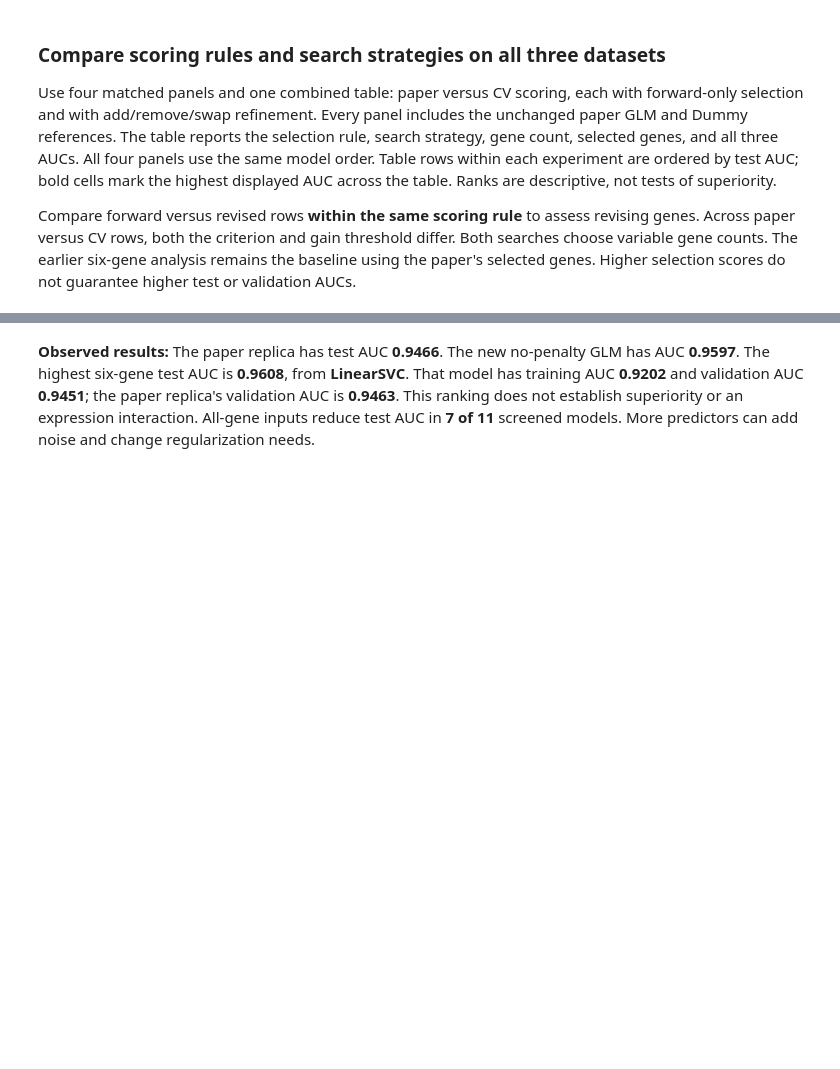
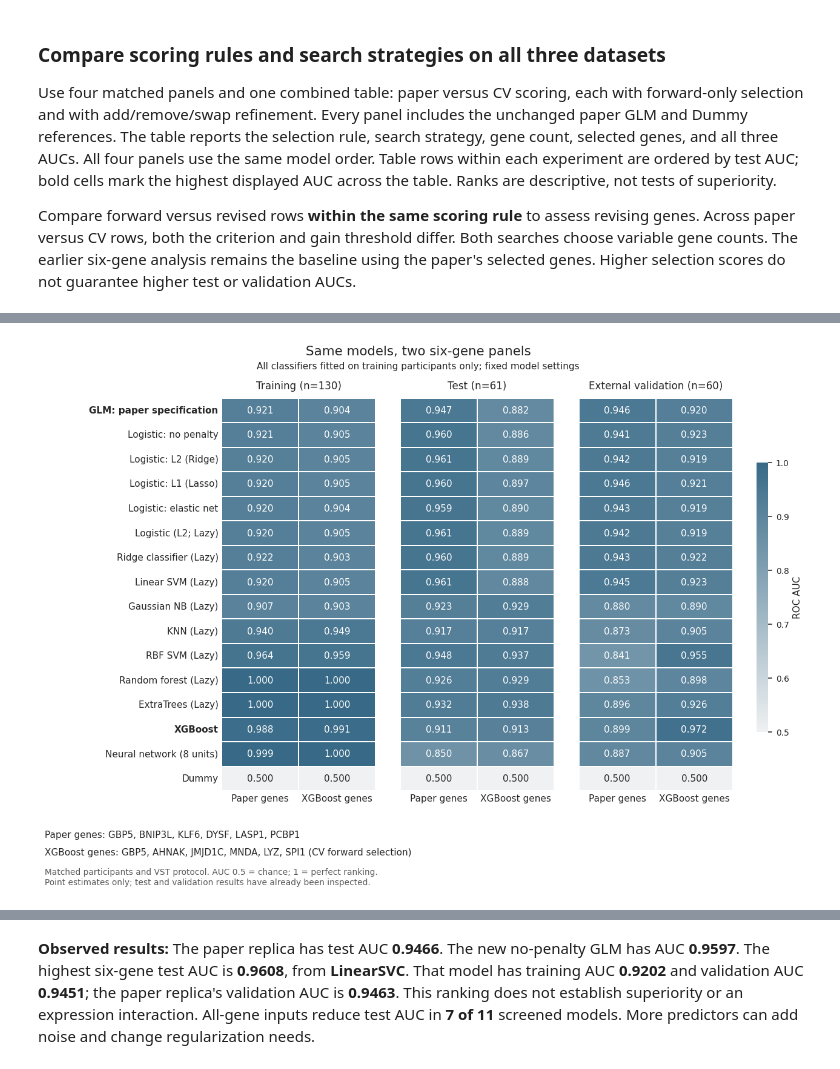
Before and after one commit to alenzimic/cfRNA_TB, a Jupyter notebook: Scripts_For_Manuscript/gene_interactions.ipynb, the cells around one changed output, grey strips where cells are left out. Saved outputs shown, nothing was run; the diff lists cells and outputs as text; code cells hidden in the pictures; blank space fills up the shorter version.

Commit message:
added a comparisson of models trained on XGBOOST vs GFS from the paper models

```diff
--- a/Scripts_For_Manuscript/gene_interactions.ipynb
+++ b/Scripts_For_Manuscript/gene_interactions.ipynb
@@ -2307,0 +2456,57 @@ save_prediction_scores({
+# %%
+panel_auc_table = panel_results.pivot(
+    index="model", columns="panel", values=auc_columns
+).reindex(panel_model_order)
+panel_display_names = {
+    **DISPLAY_NAMES, "GFS": "GLM: paper specification",
+}
+panel_colors = sns.light_palette(NEW_COLOR, as_cmap=True)
+assert panel_results[auc_columns].ge(0.5).all().all()
+figure, axes = plt.subplots(1, 3, figsize=(11.8, 8.8), sharey=True)
+figure.subplots_adjust(left=0.25, right=0.90, top=0.87, bottom=0.20, wspace=0.16)
+colorbar_axis = figure.add_axes([0.93, 0.30, 0.015, 0.46])
+for column, (axis, split) in enumerate(zip(axes, split_labels)):
+    values = panel_auc_table[f"{split}_auc"][[PAPER_PANEL, XGB_PANEL]]
+    sns.heatmap(
+        values, ax=axis, cmap=panel_colors, vmin=0.5, vmax=1,
+        annot=True, fmt=".3f", annot_kws={"fontsize": 10},
+        linewidths=1, linecolor="white", cbar=column == 2,
+        cbar_ax=colorbar_axis if column == 2 else None,
+        cbar_kws={"label": "ROC AUC", "ticks": [0.5, 0.6, 0.7, 0.8, 0.9, 1]},
+        xticklabels=["Paper genes", "XGBoost genes"],
+        yticklabels=[panel_display_names[name] for name in panel_model_order],
+    )
+    title = "External validation" if split == "val" else SPLIT_NAMES[split]
+    axis.set(title=f"{title} (n={len(split_labels[split])})", xlabel="", ylabel="")
+    axis.tick_params(axis="both", length=0, labelsize=10)
+    axis.tick_params(axis="y", labelleft=column == 0)
+    axis.set_xticklabels(axis.get_xticklabels(), rotation=0)
+axes[0].set_yticklabels(axes[0].get_yticklabels(), rotation=0)
+for tick, name in zip(axes[0].get_yticklabels(), panel_model_order):
+    if name in {"GFS", "XGBClassifier"}:
+        tick.set_fontweight("bold")
+figure.suptitle("Same models, two six-gene panels", fontsize=14, y=0.96)
+figure.text(0.5, 0.92, "All classifiers fitted on training participants only; fixed model settings",
+            ha="center", fontsize=10)
+panel_gene_labels = {
+    panel: ", ".join(gene_names_by_id[gene] for gene in genes)
+    for panel, genes in panel_genes.items()
+}
+figure.text(0.025, 0.12, f"Paper genes: {panel_gene_labels[PAPER_PANEL]}", fontsize=10)
+figure.text(0.025, 0.09, f"XGBoost genes: {panel_gene_labels[XGB_PANEL]} (CV forward selection)",
+            fontsize=10)
+figure.text(0.025, 0.04,
+            "Matched participants and VST protocol. AUC 0.5 = chance; 1 = perfect ranking.\n"
+            "Point estimates only; test and validation results have already been inspected.",
+            fontsize=9, color="0.35")
+save_figure(figure, "six_gene_panel_comparison")
+plt.show()
+
+panel_auc_change = pd.DataFrame({
+    SPLIT_NAMES[split]: panel_auc_table[f"{split}_auc"][XGB_PANEL]
+    - panel_auc_table[f"{split}_auc"][PAPER_PANEL]
+    for split in split_labels
+})
+panel_auc_change.to_csv(OUTPUT / "six_gene_panel_auc_change.csv")
+# %% [output]
+[figure, added]
```
Also changed, not shown: parts of 9 cells of this notebook, 8 other files.
